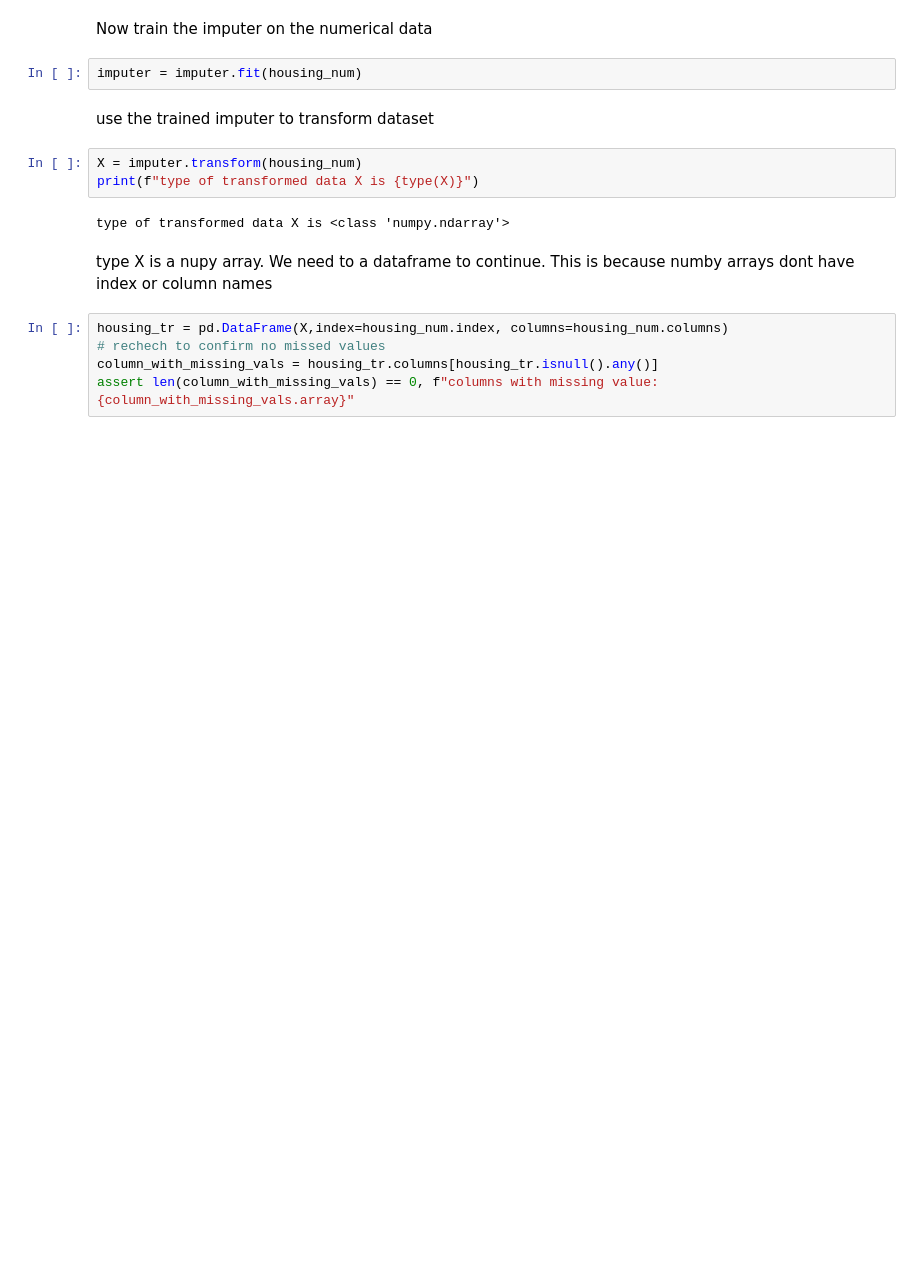
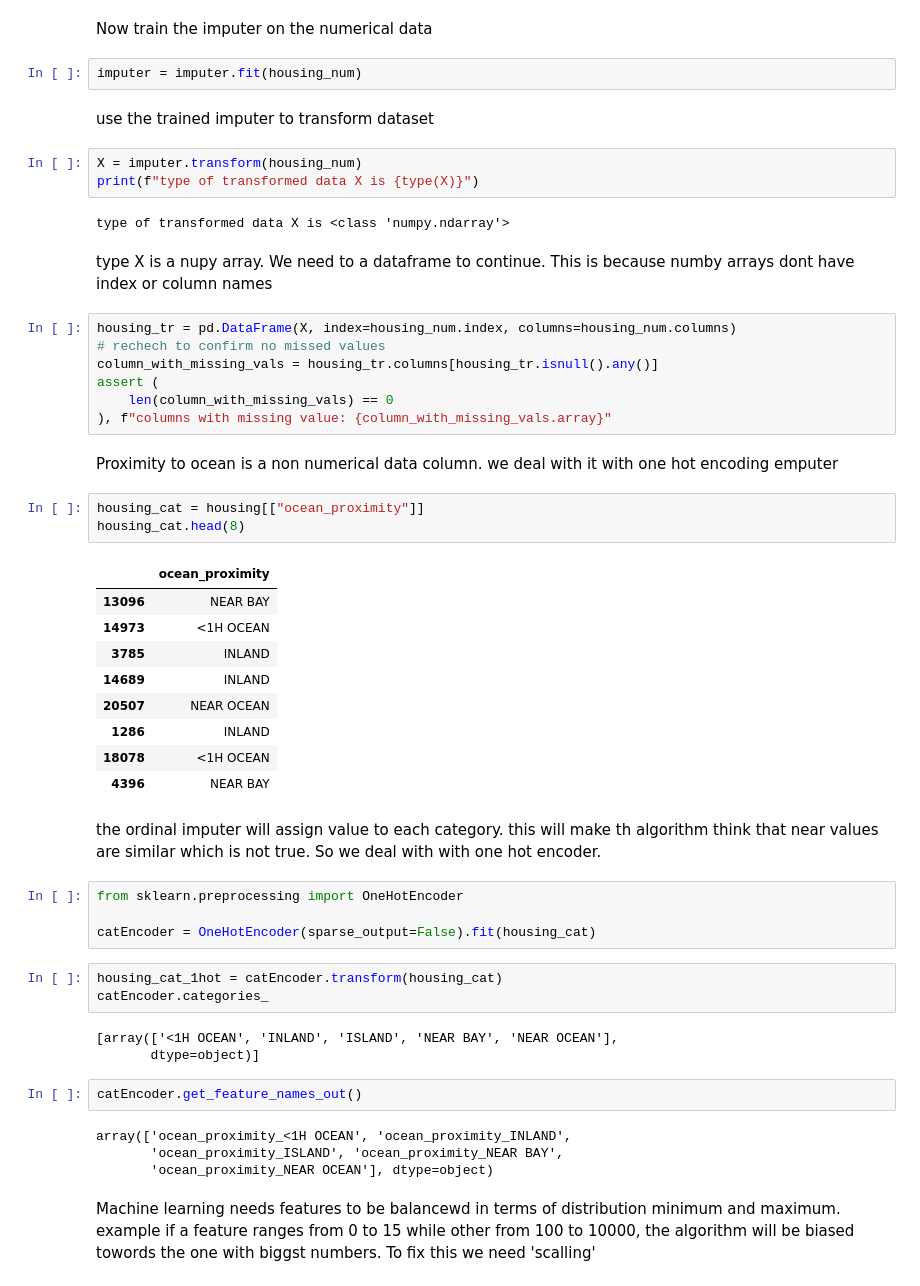
Before and after one commit to youssefabdalla/ml-book-ageron, a Jupyter notebook: predict_median_house_value_California.ipynb, the cells around one changed output. Cells and saved outputs as stored; diff of their text form; blank space fills up the shorter version.

```diff
--- a/predict_median_house_value_California.ipynb
+++ b/predict_median_house_value_California.ipynb
@@ -319,7 +319,45 @@ type of transformed data X is <class 'numpy.ndarray'>
 # %% [markdown]
 type X is a nupy array. We need to a dataframe to continue. This is because numby arrays dont have index or column names
 # %%
-housing_tr = pd.DataFrame(X,index=housing_num.index, columns=housing_num.columns)
+housing_tr = pd.DataFrame(X, index=housing_num.index, columns=housing_num.columns)
 # rechech to confirm no missed values
 column_with_missing_vals = housing_tr.columns[housing_tr.isnull().any()]
-assert len(column_with_missing_vals) == 0, f"columns with missing value: {column_with_missing_vals.array}"
+assert (
+    len(column_with_missing_vals) == 0
+), f"columns with missing value: {column_with_missing_vals.array}"
+# %% [markdown]
+Proximity to ocean is a non numerical data column. we deal with it with one hot encoding emputer
+# %%
+housing_cat = housing[["ocean_proximity"]]
+housing_cat.head(8)
+# %% [output]
+|  | ocean_proximity |
+| 13096 | NEAR BAY |
+| 14973 | <1H OCEAN |
+| 3785 | INLAND |
+| 14689 | INLAND |
+| 20507 | NEAR OCEAN |
+| 1286 | INLAND |
+| 18078 | <1H OCEAN |
+| 4396 | NEAR BAY |
+# %% [markdown]
+the ordinal imputer will assign value to each category. this will make th algorithm think that near values are similar which is not true. So we deal with with one hot encoder.
+# %%
+from sklearn.preprocessing import OneHotEncoder
+
+catEncoder = OneHotEncoder(sparse_output=False).fit(housing_cat)
+# %%
+housing_cat_1hot = catEncoder.transform(housing_cat)
+catEncoder.categories_
+# %% [output]
+[array(['<1H OCEAN', 'INLAND', 'ISLAND', 'NEAR BAY', 'NEAR OCEAN'],
+       dtype=object)]
+# %%
+catEncoder.get_feature_names_out()
+# %% [output]
+array(['ocean_proximity_<1H OCEAN', 'ocean_proximity_INLAND',
+       'ocean_proximity_ISLAND', 'ocean_proximity_NEAR BAY',
+       'ocean_proximity_NEAR OCEAN'], dtype=object)
+# %% [markdown]
+Machine learning needs features to be balancewd in terms of distribution minimum and maximum. example if a feature ranges from 0 to 15 while other from 100 to 10000, the algorithm will be biased towords the one with biggst numbers.
+To fix this we need 'scalling'
```
Also changed, not shown: parts of 7 cells of this notebook.
